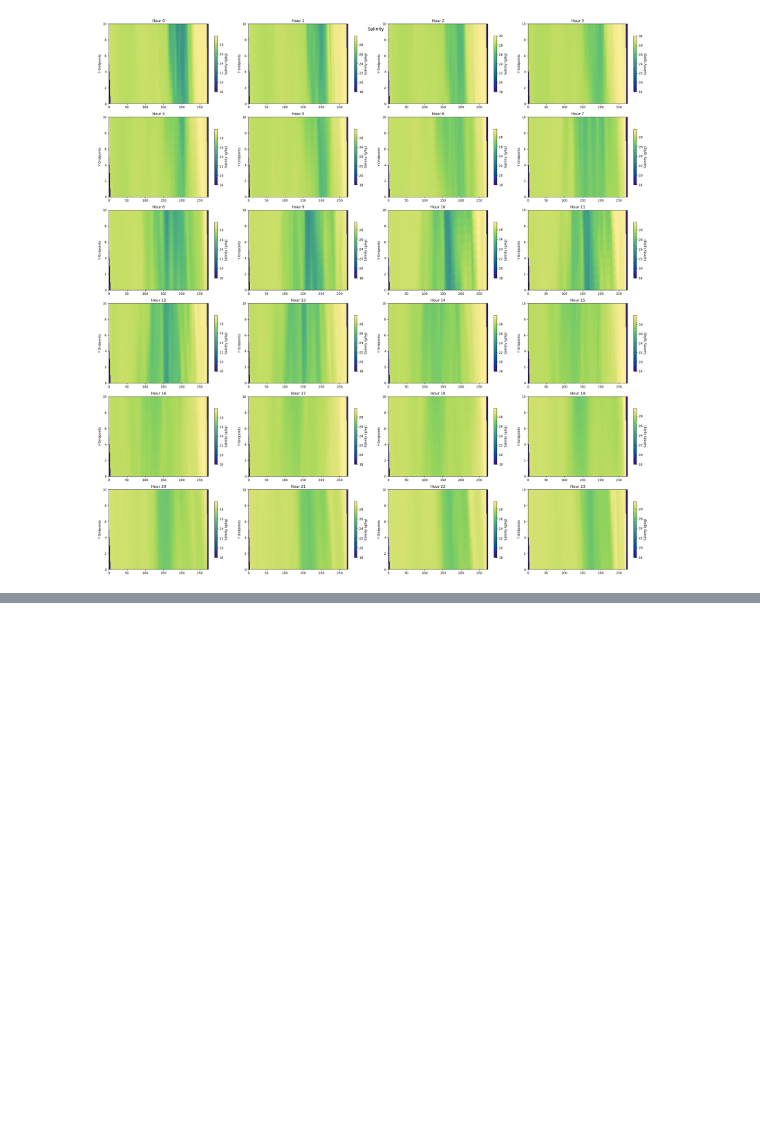
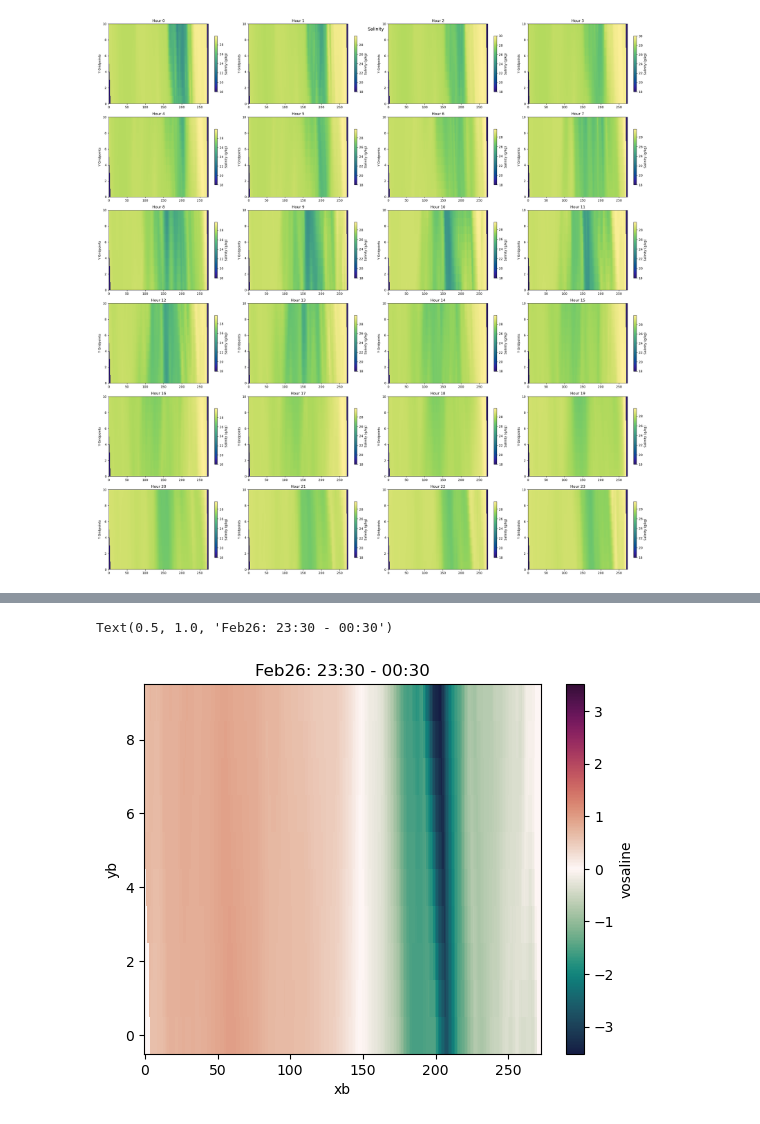
Before and after one commit to SalishSeaCast/analysis-camryn, a Jupyter notebook: notebooks/oae/CheckFeb25_Boundary.ipynb, the cells around one changed output, grey strips where cells are left out. Saved outputs shown, nothing was run; the diff lists cells and outputs as text; code cells hidden in the pictures; blank space fills up the shorter version.

```diff
--- a/notebooks/oae/CheckFeb25_Boundary.ipynb
+++ b/notebooks/oae/CheckFeb25_Boundary.ipynb
@@ -60,0 +84,6 @@ Text(0.5, 1.0, '23:30 - 00:30')
+# %%
+(BoundaryFile_Feb26.vosaline[23,0]-BoundaryFile_Feb26.vosaline[0,0]).plot(cmap = cm.cm.curl)
+plt.title('Feb26: 23:30 - 00:30')
+# %% [output]
+Text(0.5, 1.0, 'Feb26: 23:30 - 00:30')
+[figure, added]
```
Also changed, not shown: parts of 6 cells of this notebook.
